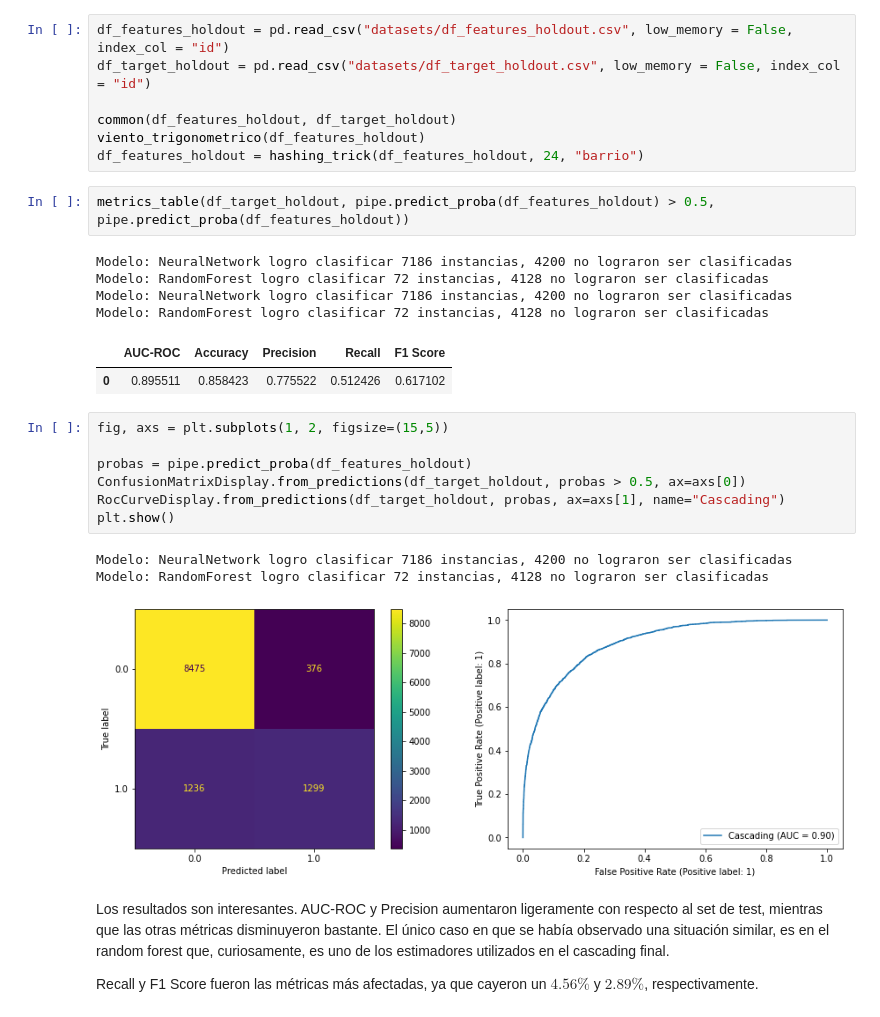
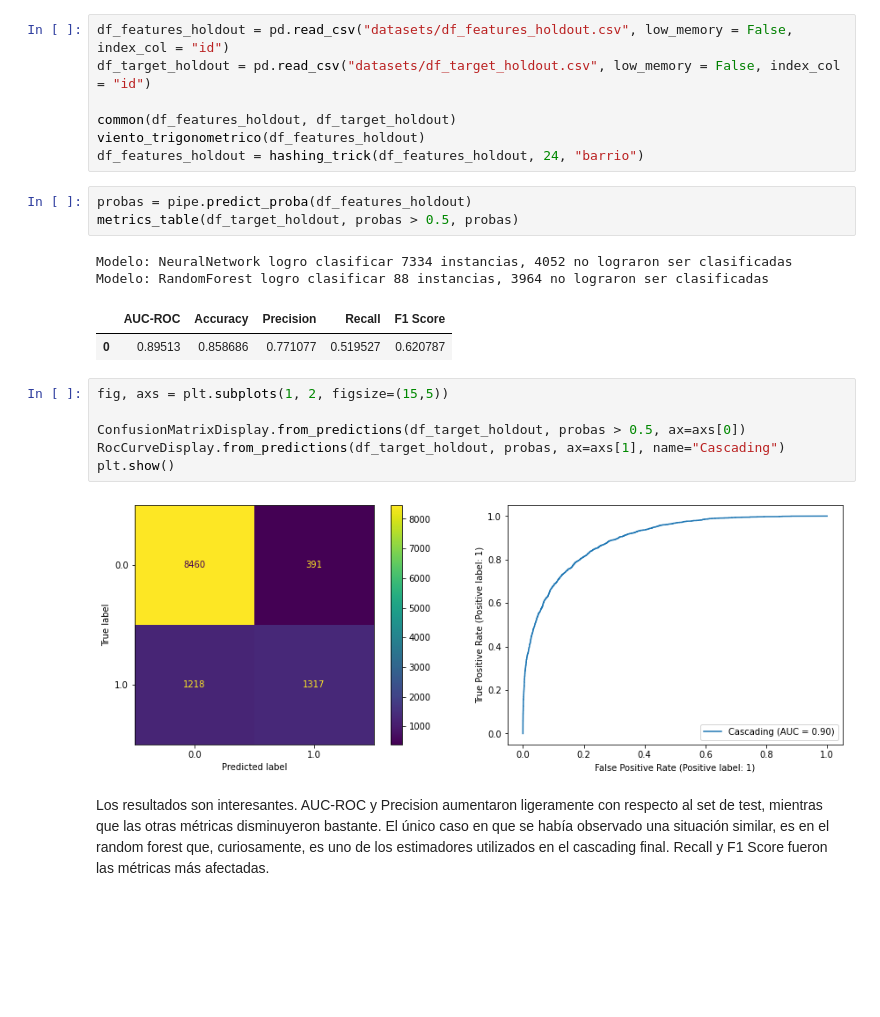
Before and after one commit to fdelu/orga-de-datos, a Jupyter notebook: parte_2/CascadingClassifier.ipynb, the cells around one changed output. Drawn from its saved outputs; the diff is of its cells as text; blank space fills up the shorter version.

```diff
--- a/parte_2/CascadingClassifier.ipynb
+++ b/parte_2/CascadingClassifier.ipynb
@@ -424,26 +429,20 @@ common(df_features_holdout, df_target_holdout)
 viento_trigonometrico(df_features_holdout)
 df_features_holdout = hashing_trick(df_features_holdout, 24, "barrio")
 # %%
-metrics_table(df_target_holdout, pipe.predict_proba(df_features_holdout) > 0.5, pipe.predict_proba(df_features_holdout))
+probas = pipe.predict_proba(df_features_holdout)
+metrics_table(df_target_holdout, probas > 0.5, probas)
 # %% [output]
-Modelo: NeuralNetwork logro clasificar 7186 instancias, 4200 no lograron ser clasificadas
-Modelo: RandomForest logro clasificar 72 instancias, 4128 no lograron ser clasificadas
-Modelo: NeuralNetwork logro clasificar 7186 instancias, 4200 no lograron ser clasificadas
-Modelo: RandomForest logro clasificar 72 instancias, 4128 no lograron ser clasificadas
+Modelo: NeuralNetwork logro clasificar 7334 instancias, 4052 no lograron ser clasificadas
+Modelo: RandomForest logro clasificar 88 instancias, 3964 no lograron ser clasificadas
 |  | AUC-ROC | Accuracy | Precision | Recall | F1 Score |
-| 0 | 0.895511 | 0.858423 | 0.775522 | 0.512426 | 0.617102 |
+| 0 | 0.89513 | 0.858686 | 0.771077 | 0.519527 | 0.620787 |
 # %%
 fig, axs = plt.subplots(1, 2, figsize=(15,5))
 
-probas = pipe.predict_proba(df_features_holdout)
 ConfusionMatrixDisplay.from_predictions(df_target_holdout, probas > 0.5, ax=axs[0])
 RocCurveDisplay.from_predictions(df_target_holdout, probas, ax=axs[1], name="Cascading")
 plt.show()
 # %% [output]
-Modelo: NeuralNetwork logro clasificar 7186 instancias, 4200 no lograron ser clasificadas
-Modelo: RandomForest logro clasificar 72 instancias, 4128 no lograron ser clasificadas
 [figure]
 # %% [markdown]
-Los resultados son interesantes. AUC-ROC y Precision aumentaron ligeramente con respecto al set de test, mientras que las otras métricas disminuyeron bastante. El único caso en que se había observado una situación similar, es en el random forest que, curiosamente, es uno de los estimadores utilizados en el cascading final.
-
-Recall y F1 Score fueron las métricas más afectadas, ya que cayeron un $4.56\%$ y $2.89\%$, respectivamente.
+Los resultados son interesantes. AUC-ROC y Precision aumentaron ligeramente con respecto al set de test, mientras que las otras métricas disminuyeron bastante. El único caso en que se había observado una situación similar, es en el random forest que, curiosamente, es uno de los estimadores utilizados en el cascading final. Recall y F1 Score fueron las métricas más afectadas.
```
Also changed, not shown: parts of 17 cells of this notebook, 6 other files.
